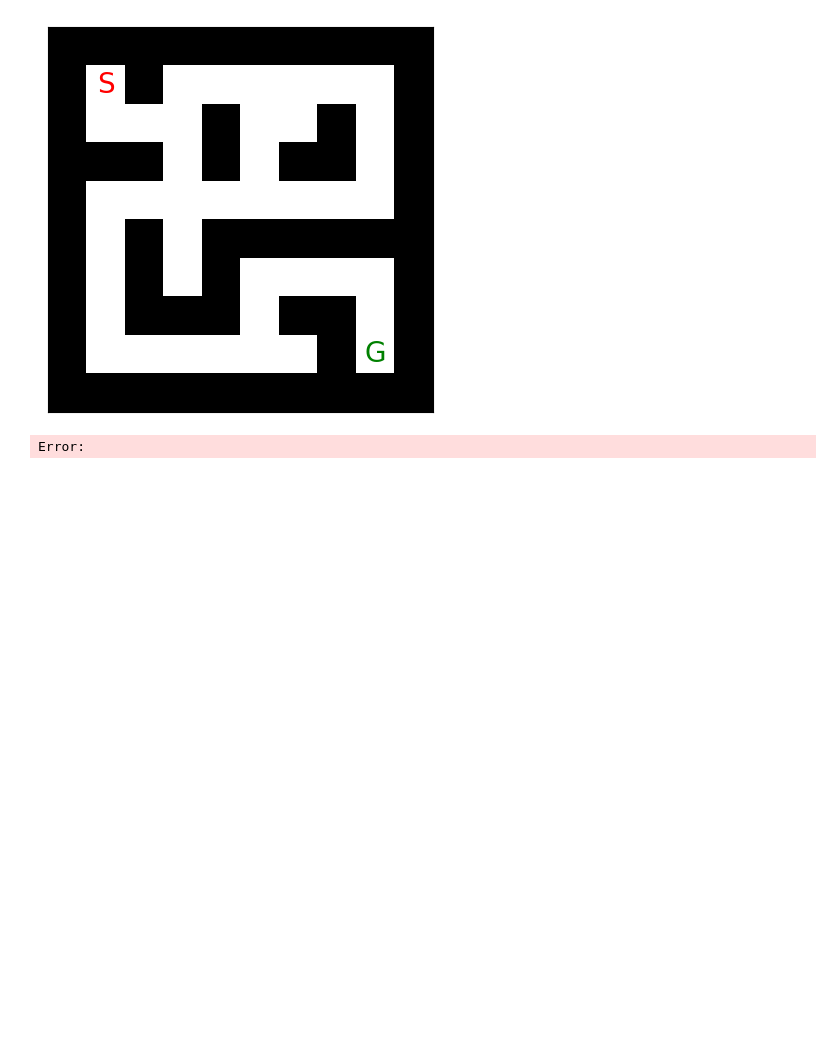
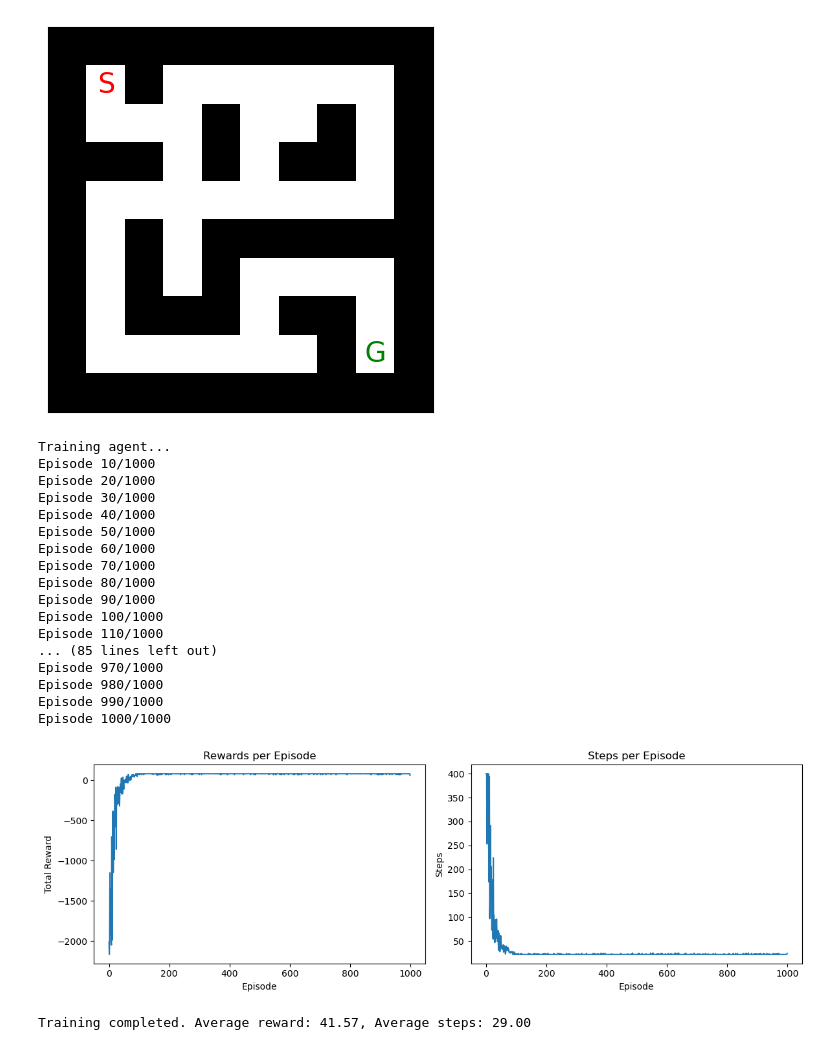
Before and after one commit to Kusalani/Sales-and-Promotions-Analysis, a Jupyter notebook: models/maze.ipynb, the cells around one changed output. Cells and saved outputs as stored; diff of their text form; code cells hidden in the pictures; blank space fills up the shorter version.

```diff
--- a/models/maze.ipynb
+++ b/models/maze.ipynb
@@ -136,37 +157,33 @@ def train_agent(agent, maze, num_episodes=100):
     episode_steps = []
 
     for episode in range(num_episodes):
-        episode_reward, episode_step, _ = finish_episode(agent, maze, episode, train=True)
+        episode_reward, episode_step, _ = finish_episode(
+            agent, maze, episode, train=True
+        )
         episode_rewards.append(episode_reward)
         episode_steps.append(episode_step)
 
-    plt.figure(figsize=(10, 5))
+        if (episode + 1) % 10 == 0:  # Progress update every 10 episodes
+            print(f"Episode {episode + 1}/{num_episodes}")
+
+    # Plot training progress
+    plt.figure(figsize=(12, 4))
 
     plt.subplot(1, 2, 1)
     plt.plot(episode_rewards)
     plt.xlabel('Episode')
-    plt.ylabel('Cumulative Reward')
-    plt.title('Reward per Episode')
-
-    average_reward = sum(episode_rewards) / len(episode_rewards)
-    print(f"The average reward is: {average_reward:.2f}")
+    plt.ylabel('Total Reward')
+    plt.title('Rewards per Episode')
 
     plt.subplot(1, 2, 2)
     plt.plot(episode_steps)
     plt.xlabel('Episode')
-    plt.ylabel('Steps Taken')
-    plt.ylim(0, max(episode_steps))
+    plt.ylabel('Steps')
     plt.title('Steps per Episode')
-
-    average_steps = sum(episode_steps) / len(episode_steps)
-    print(f"The average number of steps is: {average_steps:.2f}")
 
     plt.tight_layout()
     plt.show()
+
+    return np.mean(episode_rewards), np.mean(episode_steps)
 # %%
 agent = QLearningAgent(maze)
-# %%
-# Training the agent
-train_agent(agent, maze, num_episodes=100)
-# %% [output]
-Error:
@@ -175,0 +190,25 @@ test_agent(agent, maze, num_episodes=100)
+# %%
+# Train the agent
+print("Training agent...")
+avg_reward, avg_steps = train_agent(agent, maze, num_episodes=1000)
+print(f"Training completed. Average reward: {avg_reward:.2f}, Average steps: {avg_steps:.2f}")
+# %% [output]
+Training agent...
+Episode 10/1000
+Episode 20/1000
+Episode 30/1000
+Episode 40/1000
+Episode 50/1000
+Episode 60/1000
+Episode 70/1000
+Episode 80/1000
+Episode 90/1000
+Episode 100/1000
+Episode 110/1000
+... (85 lines left out)
+Episode 970/1000
+Episode 980/1000
+Episode 990/1000
+Episode 1000/1000
+[figure, added]
+Training completed. Average reward: 41.57, Average steps: 29.00
```
Also changed, not shown: parts of 7 cells of this notebook, 5 other files.
